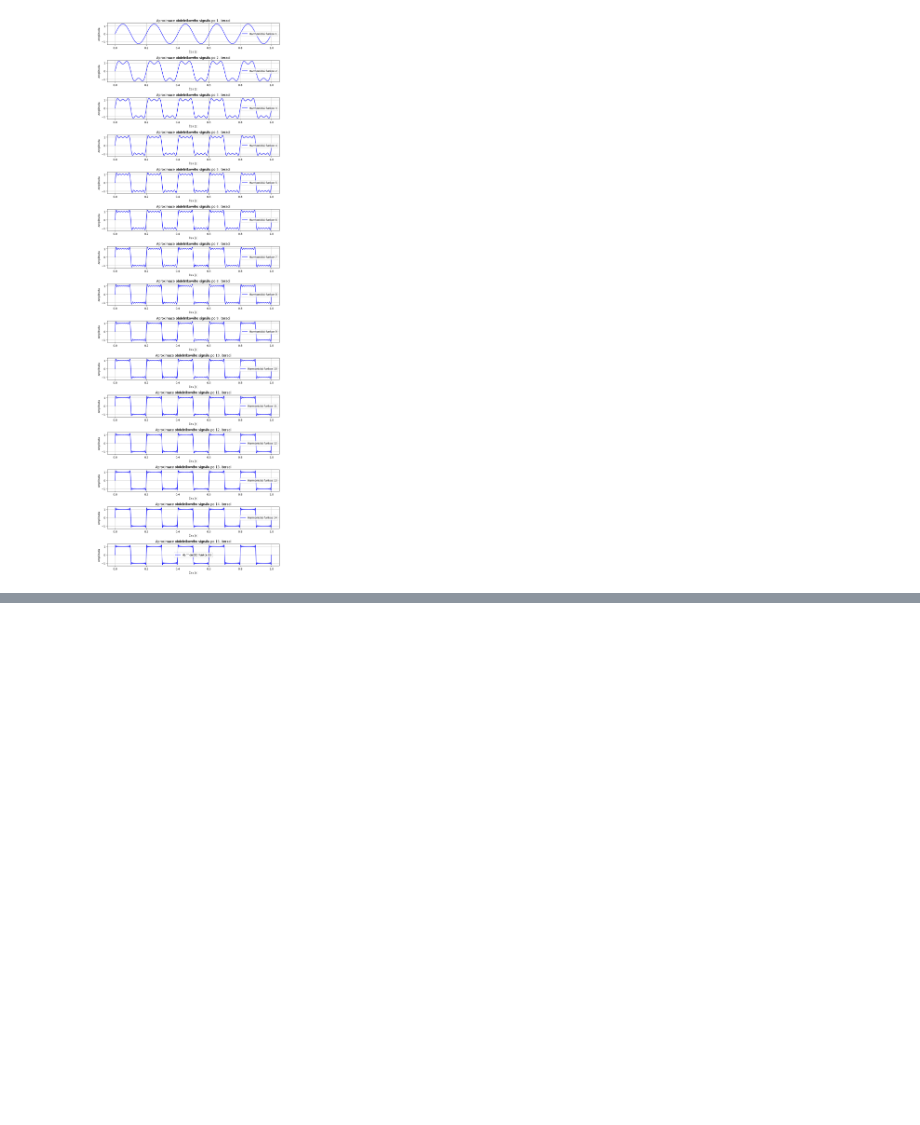
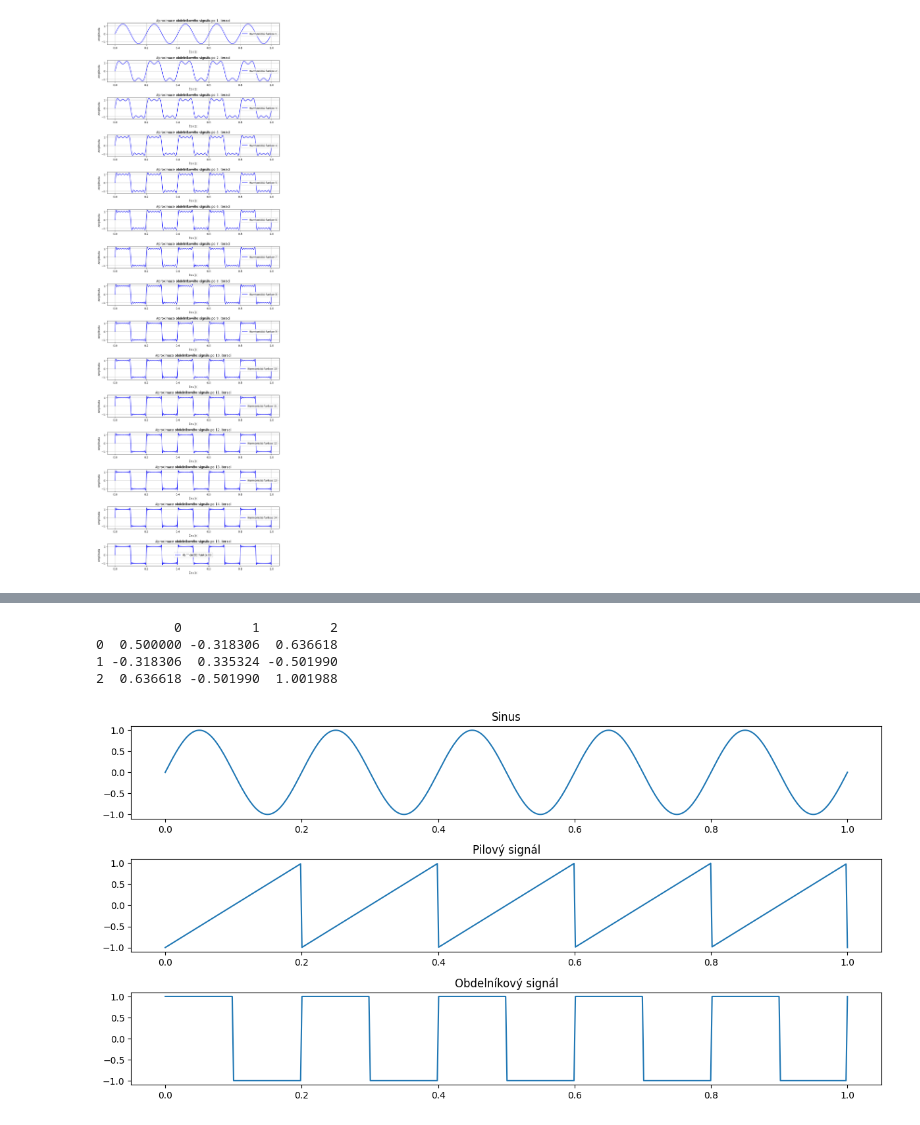
Before and after one commit to ondrejsvorc/UJEP, a Jupyter notebook: PZS/main.ipynb, the cells around one changed output, grey strips where cells are left out. Cells and saved outputs as stored; diff of their text form; code cells hidden in the pictures; blank space fills up the shorter version.

```diff
--- a/PZS/main.ipynb
+++ b/PZS/main.ipynb
@@ -316,0 +374,36 @@ plt.show()
+# %%
+from scipy import signal
+import pandas
+
+t = np.linspace(0, 1, 500)
+
+signal_sinus = np.sin(2 * np.pi * 5 * t)
+signal_pilovy = signal.sawtooth(2 * np.pi * 5 * t)
+signal_obdelnikovy = signal.square(2 * np.pi * 5 * t)
+
+matice_signalu = np.vstack([signal_sinus, signal_pilovy, signal_obdelnikovy])
+kovariance = np.cov(matice_signalu)  # co sloupce, to signál
+print(pandas.DataFrame(kovariance))
+
+plt.figure(figsize=(12, 8))
+
+plt.subplot(4, 1, 1)
+plt.plot(t, signal_sinus)
+plt.title("Sinus")
+
+plt.subplot(4, 1, 2)
+plt.plot(t, signal_pilovy)
+plt.title("Pilový signál")
+
+plt.subplot(4, 1, 3)
+plt.plot(t, signal_obdelnikovy)
+plt.title("Obdelníkový signál")
+
+plt.tight_layout()
+plt.show()
+# %% [output]
+          0         1         2
+0  0.500000 -0.318306  0.636618
+1 -0.318306  0.335324 -0.501990
+2  0.636618 -0.501990  1.001988
+[figure, added]
```
Also changed, not shown: parts of 9 cells of this notebook.
